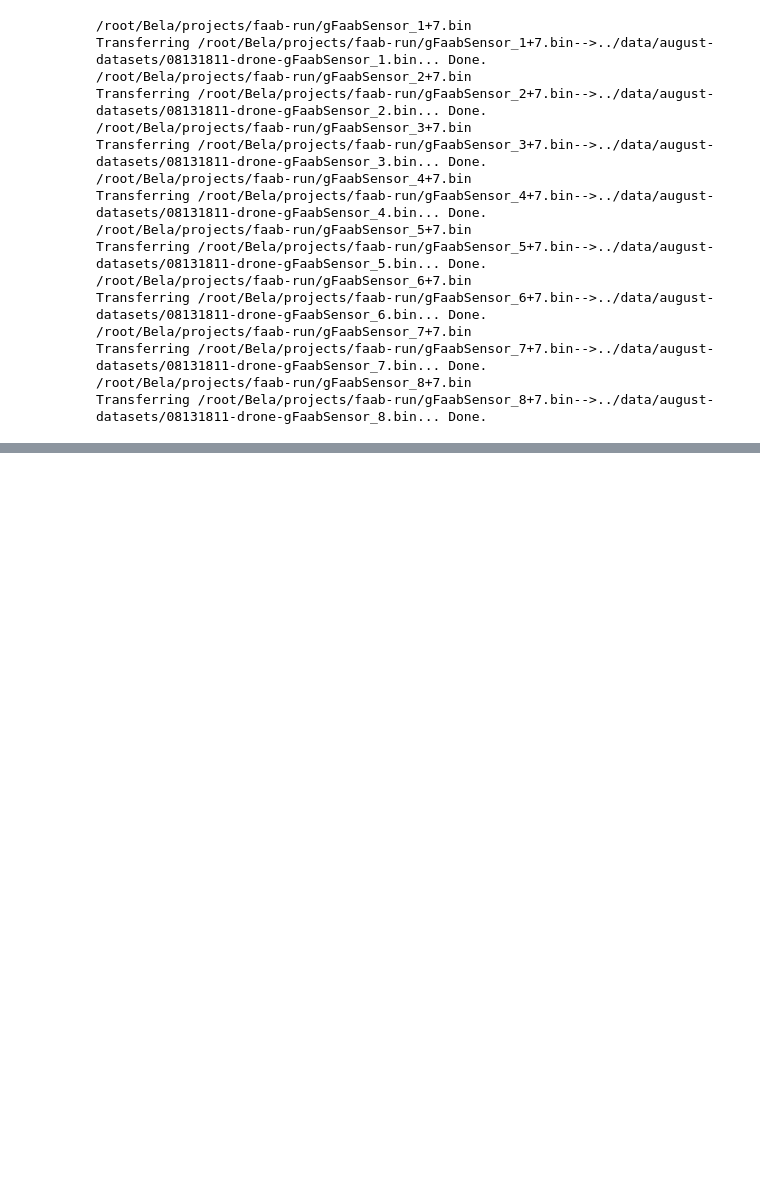
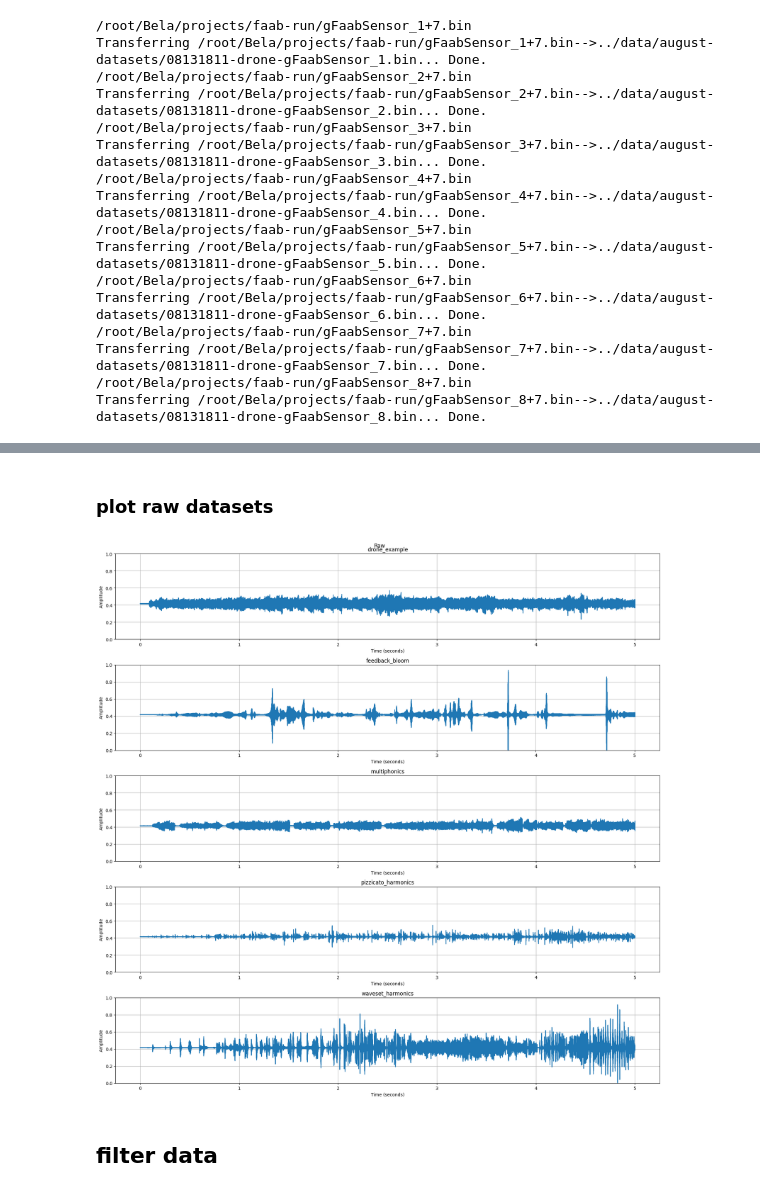
Before and after one commit to pelinski/faab-hyperparams, a Jupyter notebook: src/dataset/data_collection_notebooks/data_collection august.ipynb, the cells around one changed output, grey strips where cells are left out. Drawn from its saved outputs; the diff is of its cells as text; code cells hidden in the pictures; blank space fills up the shorter version.

```diff
--- a/src/dataset/data_collection_notebooks/data_collection august.ipynb
+++ b/src/dataset/data_collection_notebooks/data_collection august.ipynb
@@ -114,0 +122,11 @@ Transferring /root/Bela/projects/faab-run/gFaabSensor_8+7.bin-->../data/august-d
+# %%
+from dataset import convert_binary_dataset_to_dict
+
+sr = 44100 # Bela audio sample rate
+vars = ['gFaabSensor_1', 'gFaabSensor_2', 'gFaabSensor_3', 'gFaabSensor_4', 'gFaabSensor_5','gFaabSensor_6','gFaabSensor_7', 'gFaabSensor_8' ]
+
+exps = ["drone_example", "feedback_bloom", "multiphonics", "pizzicato_harmonics", "waveset_harmonics"]
+
+for exp in exps:
+    path = f"0814/{exp}"
+    convert_binary_dataset_to_dict(path, vars, sr, tail_to_remove_in_seconds=0.5)
@@ -114,0 +151,39 @@ Transferring /root/Bela/projects/faab-run/gFaabSensor_8+7.bin-->../data/august-d
+# %% [markdown]
+### plot raw datasets
+# %%
+import pickle
+import matplotlib.pyplot as plt
+import numpy as np
+
+vars = ['gFaabSensor_1', 'gFaabSensor_2', 'gFaabSensor_3', 'gFaabSensor_4', 'gFaabSensor_5','gFaabSensor_6','gFaabSensor_7', 'gFaabSensor_8' ]
+
+exps = ["drone_example", "feedback_bloom", "multiphonics", "pizzicato_harmonics", "waveset_harmonics"]
+
+data = {exp:{} for exp in exps}
+for exp in exps:
+    path = f"data/0814/{exp}/raw.pkl"
+    with open(path, "rb") as f:
+        data[exp] = pickle.load(f)
+# %%
+# test plot
+
+fig, axs = plt.subplots(len(exps), 1, figsize=(18, 18))
+
+for idx, exp in enumerate(exps):
+    _data = data[exp]['gFaabSensor_5']
+
+    t = np.linspace(0, len(_data) / 22050 / 60, len(_data))
+    axs[idx].plot(t, _data, label='gFaabSensor_5')
+    axs[idx].set_xlabel('Time (seconds)')
+    axs[idx].set_ylabel('Amplitude')
+    axs[idx].set_ylim(0.0, 1)  # Limit x-axis to first 10 seconds
+    axs[idx].grid()
+    axs[idx].set_title(exp)
+
+plt.suptitle("Raw")
+plt.tight_layout()
+plt.show()
+# %% [output]
+[figure, added]
+# %% [markdown]
+## filter data
```
Also changed, not shown: parts of 14 cells of this notebook, 8 other files.
